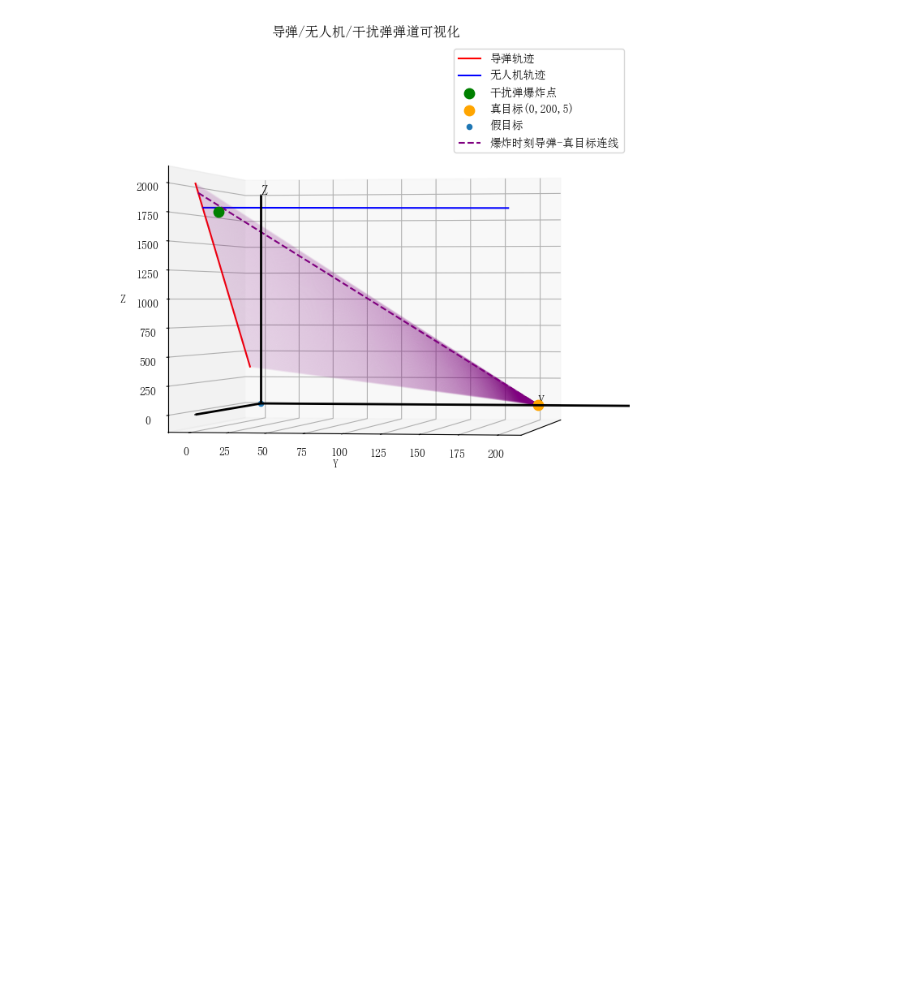
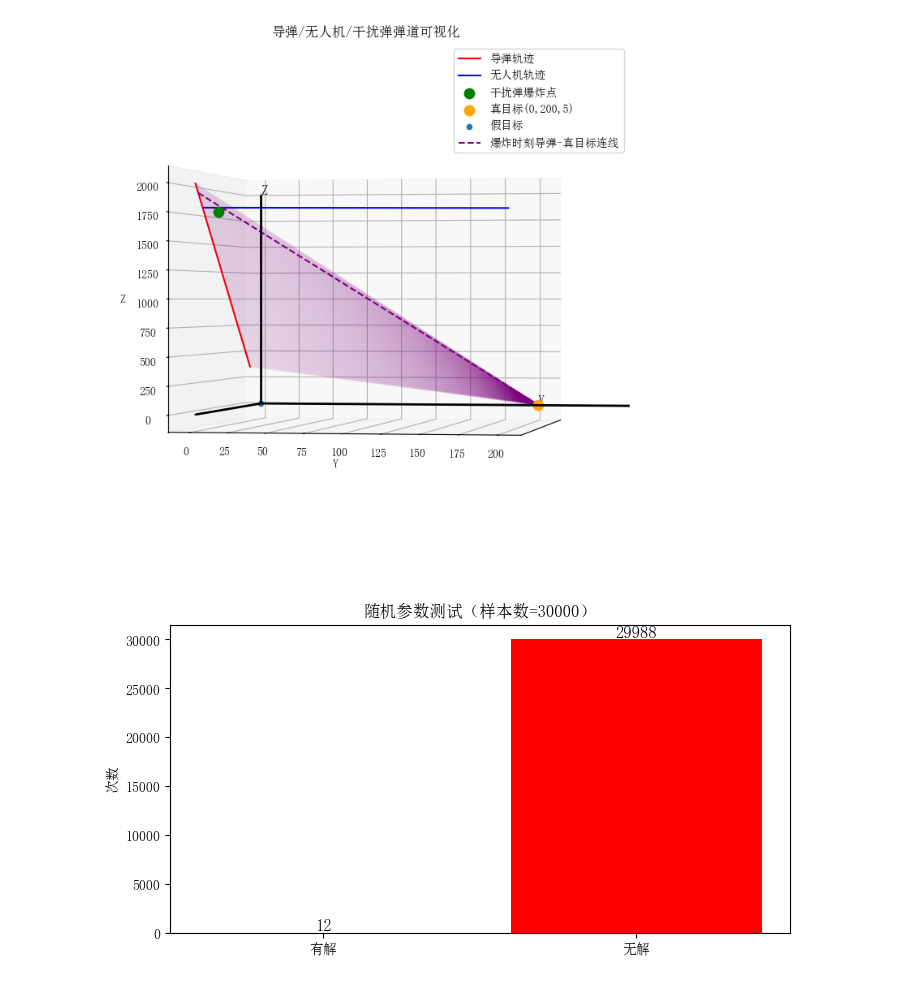
Before and after one commit to lumen183/2025A_practice, a Jupyter notebook: solution02.ipynb, the cells around one changed output. Drawn from its saved outputs; the diff is of its cells as text; code cells hidden in the pictures; blank space fills up the shorter version.

```diff
--- a/solution02.ipynb
+++ b/solution02.ipynb
@@ -85,9 +94,6 @@ get_missile_cover_time(smoke_center_val, missile_traj, true_target, smoke_R, t_l
 # %%
 from scipy.optimize import dual_annealing
-import matplotlib.pyplot as plt
 
-
-true_target_corners = [true_target_corner_1, true_target_corner_2, true_target_corner_3, true_target_corner_4]
 # 优化目标函数
 # x: [speed, angle, throw_time, burst_delay]
 cover_time_hist = []
@@ -108,21 +114,16 @@ def sa_objective(x):
 # 参数边界：[速度, 角度, 投弹时间, 爆炸间隔]
 bounds = [(70, 140), (np.pi/2, np.pi * 3 / 2), (0, 60), (0, 20)]
 
-from tqdm.notebook import tqdm
-max_iter = 4000
-pbar = tqdm(total=max_iter, desc="退火优化进度")
-
-# 定义回调函数，每次迭代后更新进度条
-def progress_callback(x, f, context):
-    pbar.update(1)  # 每次迭代更新进度条
-
 
 result = dual_annealing(
     func=sa_objective,
     bounds=bounds,
-    maxiter=max_iter,
+    maxiter=8000,
     seed=123,
     initial_temp=1000,
-    callback=progress_callback,
 
 )
+
+smoke_center_02 = get_smoke_center(f1, result.x[1], result.x[0], result.x[2], result.x[3], t_list)
+missile_traj_02 = get_missile_traj(M1, fake_target, v_M1, t_list)
+total_cover_time_02 = get_missile_cover_time_corners(smoke_center_02, missile_traj_02, true_target_corners, smoke_R, t_list, debug=True)
@@ -251,3 +324,78 @@ def plot_missile_drone_smoke_traj(
 plot_missile_drone_smoke_traj(M1, fake_target, v_M1, np.arange(0,55, 0.2), f1, result_for_visualising[0], result_for_visualising[1], result_for_visualising[2], result_for_visualising[3])
 # %% [output]
 [figure]
+# %%
+import numpy as np
+import matplotlib.pyplot as plt
+from calc_cover_time import *
+def random_param_test(num_samples=30000):
+    """
+    随机生成参数，统计有解/无解（即断言失败）的比例，并可视化
+    """
+    # 参数范围
+    speed_range = (70, 140)
+    angle_range = (0, np.pi*2)
+    throw_time_range = (0, 60)
+    burst_delay_range = (0, 20)
+
+    # 固定输入
+    f1 = np.array([17800, 0, 1800])
+    M1 = np.array([20000, 0, 2000])
+    v_M1 = 300
+    fake_target = np.array([0,0,0])
+    true_target = np.array([0, 200, 5])
+    true_target_R = 7
+    true_target_H = 10
+    smoke_R = 10
+    t_list = np.arange(0, 60, 0.005)
+    true_target_corners = [
+        true_target - np.array([0, true_target_R, true_target_H / 2]),
+        true_target - np.array([0, true_target_R, -true_target_H / 2]),
+        true_target - np.array([0, -true_target_R, true_target_H / 2]),
+        true_target - np.array([0, -true_target_R, -true_target_H / 2])
+    ]
+    missile_traj = get_missile_traj(M1, fake_target, v_M1, t_list)
+
+    # 统计
+    valid_count = 0
+    invalid_count = 0
+    valid_cover_times = []
+    for _ in range(num_samples):
+        speed = np.random.uniform(*speed_range)
+        angle = np.random.uniform(*angle_range)
+        throw_time = np.random.uniform(*throw_time_range)
+        burst_delay = np.random.uniform(*burst_delay_range)
+        try:
+            smoke_center_val = get_smoke_center(f1, angle, speed, throw_time, burst_delay, t_list)
+            cover_time = get_missile_cover_time_corners(smoke_center_val, missile_traj, true_target_corners, smoke_R, t_list)
+            if cover_time == 0:
+                raise AssertionError
+            valid_count += 1
+            valid_cover_times.append(cover_time)
+        except AssertionError:
+            invalid_count += 1
+
+    # 可视化
+    plt.figure(figsize=(8,4))
+    plt.bar(['有解', '无解'], [valid_count, invalid_count], color=['green', 'red'])
+    plt.title(f'随机参数测试（样本数={num_samples}）')
+    plt.ylabel('次数')
+    plt.text(0, valid_count, f'{valid_count}', ha='center', va='bottom', fontsize=12)
+    plt.text(1, invalid_count, f'{invalid_count}', ha='center', va='bottom', fontsize=12)
+    plt.show()
+
+    # 遮蔽时间分布
+    if valid_cover_times:
+        plt.figure(figsize=(8,4))
+        plt.hist(valid_cover_times, bins=30, color='skyblue', edgecolor='black')
+        plt.title('有解情况下遮蔽总时间分布')
+        plt.xlabel('遮蔽总时间')
+        plt.ylabel('样本数')
+        plt.show()
+
+    print(f"有解比例: {valid_count/num_samples:.3f}，无解比例: {invalid_count/num_samples:.3f}")
+
+# 用法示例
+random_param_test(num_samples=30000)
+# %% [output]
+[figure, added]
```
Also changed, not shown: parts of 5 cells of this notebook, 26 other files.
